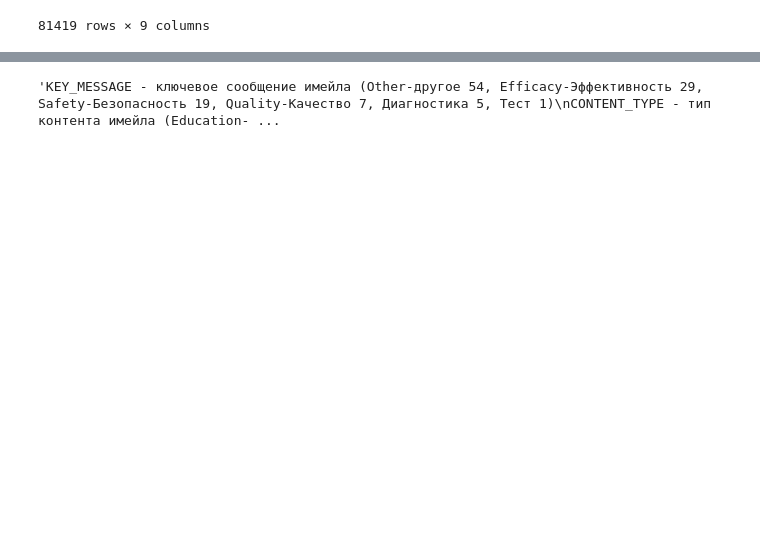
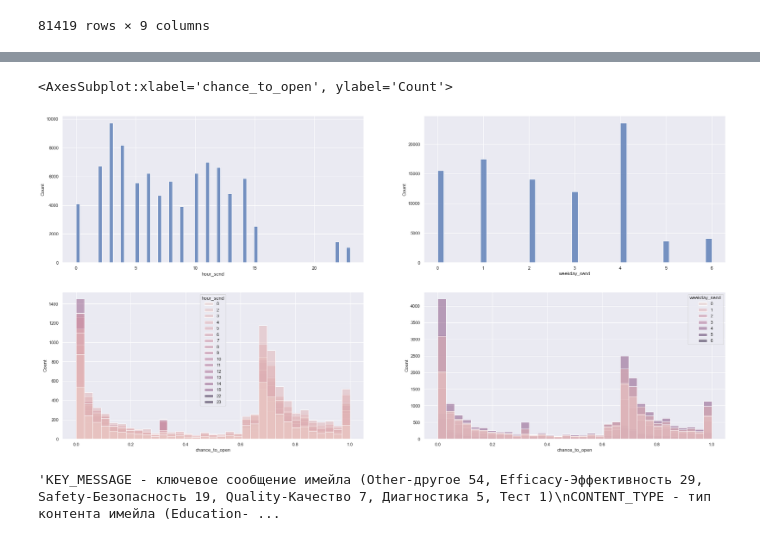
Before and after one commit to IvanovNA01/test_task_junior, a Jupyter notebook: test_to_jun1.ipynb, the cells around one changed output, grey strips where cells are left out. Drawn from its saved outputs; the diff is of its cells as text; code cells hidden in the pictures; blank space fills up the shorter version.

```diff
--- a/test_to_jun1.ipynb
+++ b/test_to_jun1.ipynb
@@ -574,3 +574,15 @@ features_df
+# %%
+fig, axs = plt.subplots(2, 2)
+# Большая часть писем приходит в первую половину дня - как ни странно, пик приходится на 3 часа ночи, в остальное время до 3 часов дня примерно одинаковая рассылка
+# позже практически нет писем.
+sns.histplot(data=company_mail_send, x="hour_send", ax=axs[0,0])
+# В целом видно, что больше всего писем шлют в пятницу, по выходным в 3-4 раза меньше чем по будням
+sns.histplot(data=company_mail_send, x="weekday_send", ax=axs[0,1])
+sns.histplot(data=features_df, x="chance_to_open", hue='hour_send', ax=axs[1,0])
+sns.histplot(data=features_df, x="chance_to_open", hue='weekday_send', ax=axs[1,1])
+# %% [output]
+<AxesSubplot:xlabel='chance_to_open', ylabel='Count'>
+[figure, added]
 # %%
 """KEY_MESSAGE - ключевое сообщение имейла (Other-другое 54, Efficacy-Эффективность 29, Safety-Безопасность 19, Quality-Качество 7, Диагностика 5, Тест 1)
 CONTENT_TYPE - тип контента имейла (Education-Образовательный 70, Engagement-Привлечение партнеров 26, Awareness-Информационное 9, Entertaining-Развлекательное 9)"""
```
Also changed, not shown: parts of 11 cells of this notebook.
